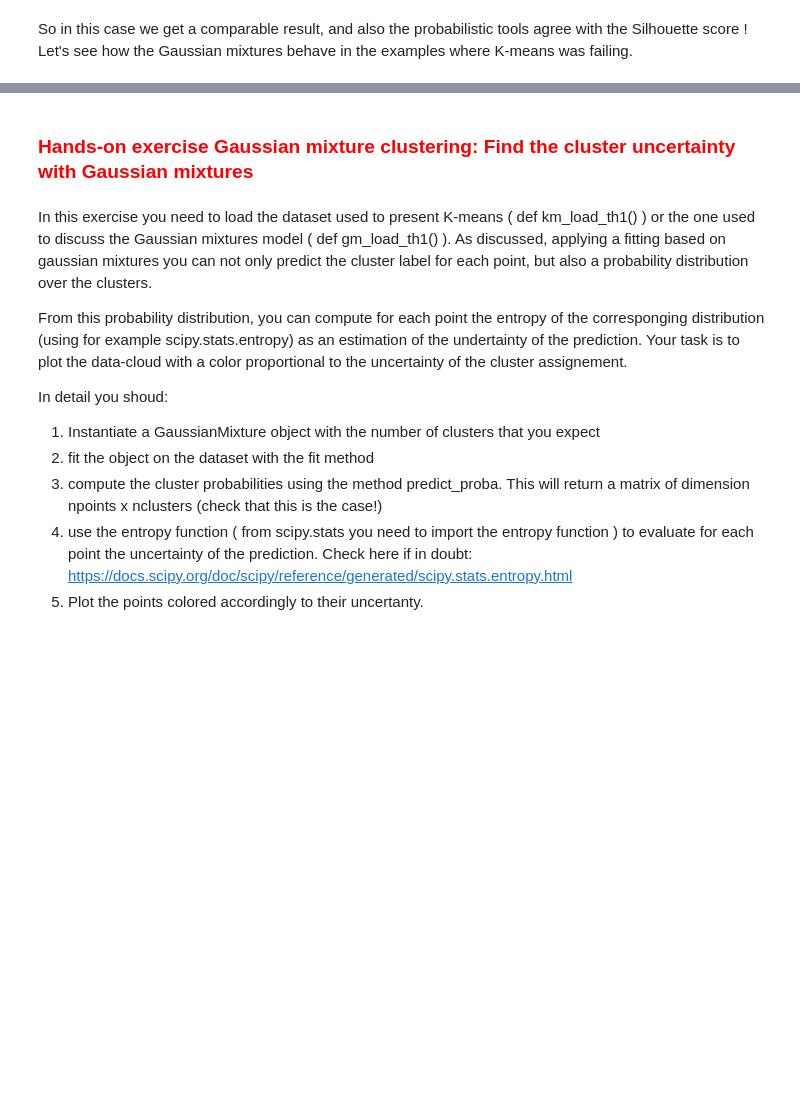
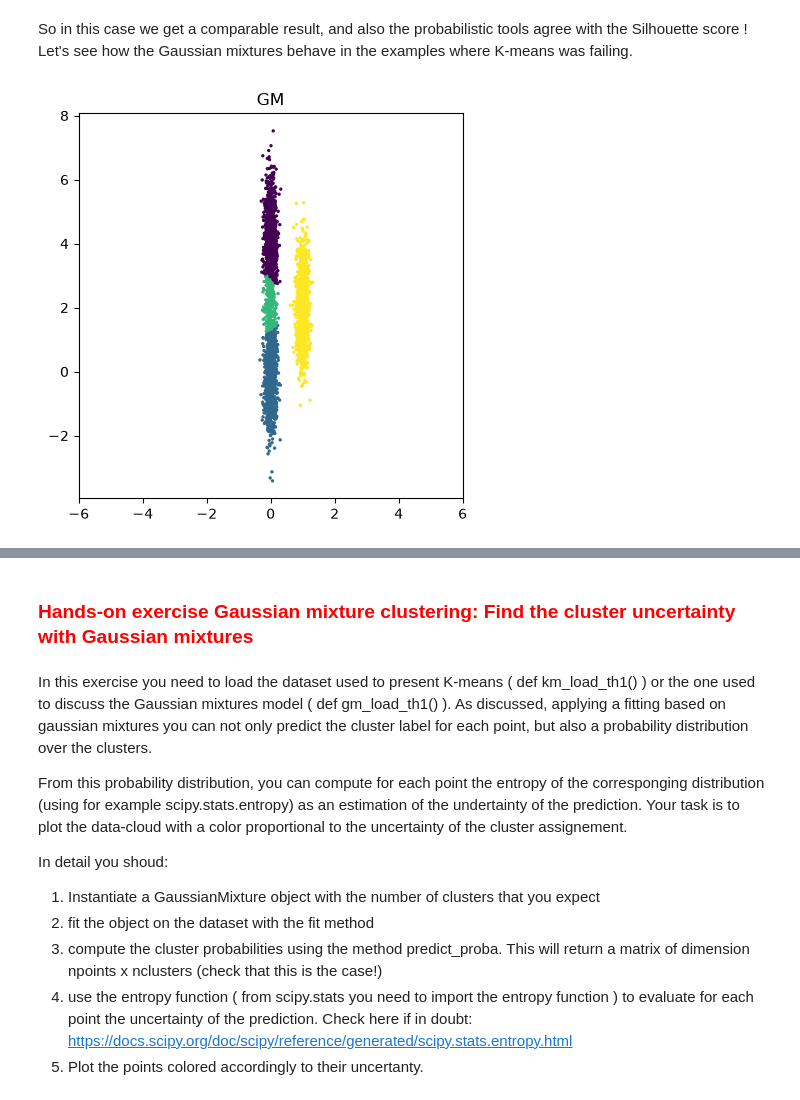
Before and after one commit to dsl-unibe-ch/machine-learning, a Jupyter notebook: 5_ML_UL_Clustering.ipynb, the cells around one changed output, grey strips where cells are left out. Cells and saved outputs as stored; diff of their text form; code cells hidden in the pictures; blank space fills up the shorter version.

```diff
--- a/5_ML_UL_Clustering.ipynb
+++ b/5_ML_UL_Clustering.ipynb
@@ -952,15 +973,17 @@ plt.show()
 So in this case we get a comparable result, and also the probabilistic tools agree with the Silhouette score ! Let's see how the Gaussian mixtures behave in the examples where K-means was failing.
 # %%
 points=gm_load_th1()
-clf = GaussianMixture(n_components=3, covariance_type='full')
+clf = GaussianMixture(n_components=4, covariance_type='full', max_iter=400)
 clf.fit(points)
 cluster_labels=clf.predict(points)
 plt.figure(figsize=(5,5))
 plt.gca().set_aspect('equal')
-plt.title('K-Means')
+plt.title('GM')
 plt.xlim(-6,6)
 plt.scatter(points[:,0],points[:,1],c=cluster_labels, s=2)
 plt.show()
+# %% [output]
+[figure, added]
 # %%
 points=gm_load_th2()
 clf = GaussianMixture(n_components=2, covariance_type='full')
```
Also changed, not shown: parts of 7 cells of this notebook.
